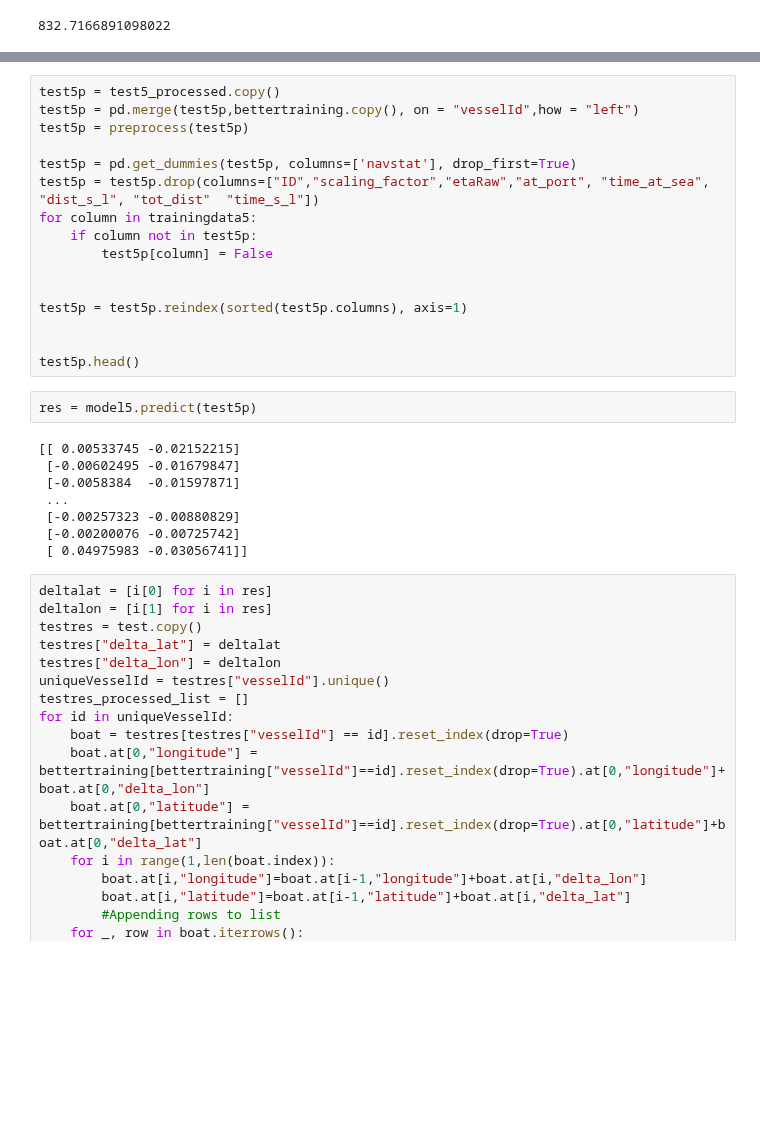
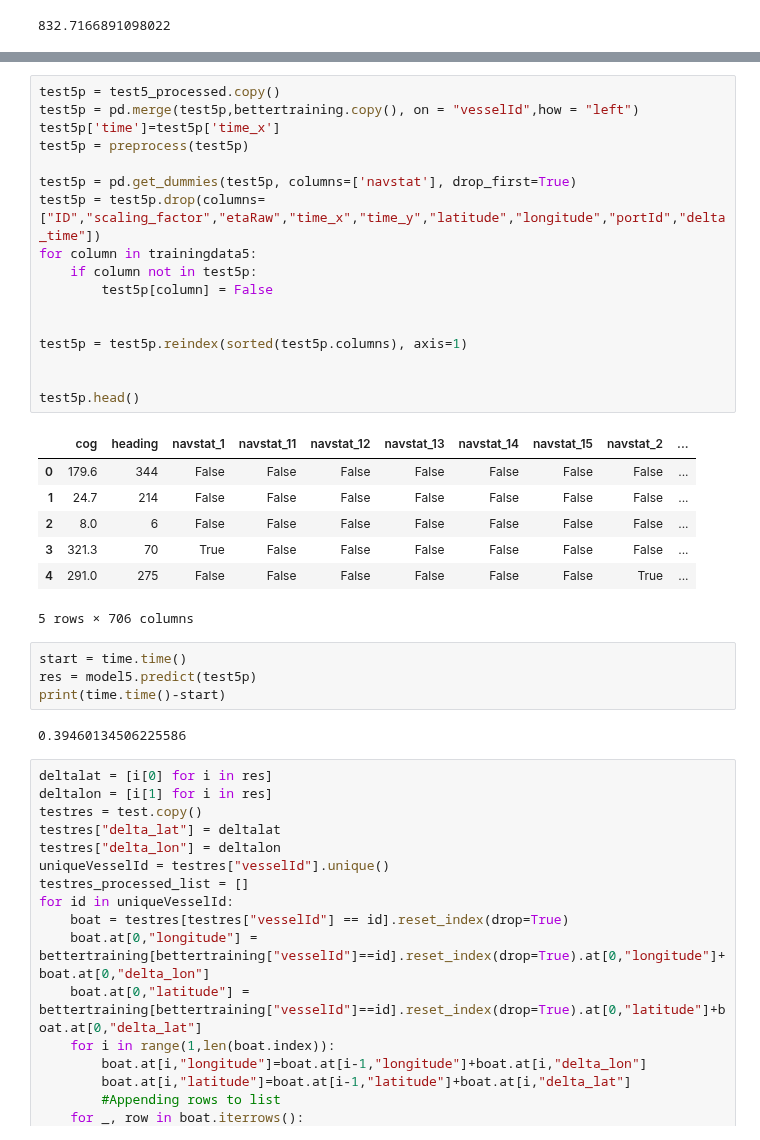
Before and after one commit to baconmoontwist/ML, a Jupyter notebook: Henrik/ML 1.ipynb, the cells around one changed output, grey strips where cells are left out. Saved outputs shown, nothing was run; the diff lists cells and outputs as text; blank space fills up the shorter version.

```diff
--- a/Henrik/ML 1.ipynb
+++ b/Henrik/ML 1.ipynb
@@ -158,29 +169,34 @@ print(time.time()-start)
 # %%
 test5p = test5_processed.copy()
 test5p = pd.merge(test5p,bettertraining.copy(), on = "vesselId",how = "left")
+test5p['time']=test5p['time_x']
 test5p = preprocess(test5p)
 
 test5p = pd.get_dummies(test5p, columns=['navstat'], drop_first=True)
-test5p = test5p.drop(columns=["ID","scaling_factor","etaRaw","at_port",	"time_at_sea",	"dist_s_l",	"tot_dist"	"time_s_l"])
+test5p = test5p.drop(columns=["ID","scaling_factor","etaRaw","time_x","time_y","latitude","longitude","portId","delta_time"])
 for column in trainingdata5:
     if column not in test5p:
         test5p[column] = False
 
 
 test5p = test5p.reindex(sorted(test5p.columns), axis=1)
 
 
 test5p.head()
+# %% [output]
+|  | cog | heading | navstat_1 | navstat_11 | navstat_12 | navstat_13 | navstat_14 | navstat_15 | navstat_2 | ... |
+| 0 | 179.6 | 344 | False | False | False | False | False | False | False | ... |
+| 1 | 24.7 | 214 | False | False | False | False | False | False | False | ... |
+| 2 | 8.0 | 6 | False | False | False | False | False | False | False | ... |
+| 3 | 321.3 | 70 | True | False | False | False | False | False | False | ... |
+| 4 | 291.0 | 275 | False | False | False | False | False | False | True | ... |
+5 rows × 706 columns
-# %%
-res = model5.predict(test5p)
-# %% [output]
-[[ 0.00533745 -0.02152215]
- [-0.00602495 -0.01679847]
- [-0.0058384  -0.01597871]
- ...
- [-0.00257323 -0.00880829]
- [-0.00200076 -0.00725742]
- [ 0.04975983 -0.03056741]]
+# %%
+start = time.time()
+res = model5.predict(test5p)
+print(time.time()-start)
+# %% [output]
+0.39460134506225586
 # %%
 deltalat = [i[0] for i in res]
 deltalon = [i[1] for i in res]
```
Also changed, not shown: parts of 10 cells of this notebook, 2 other files.
